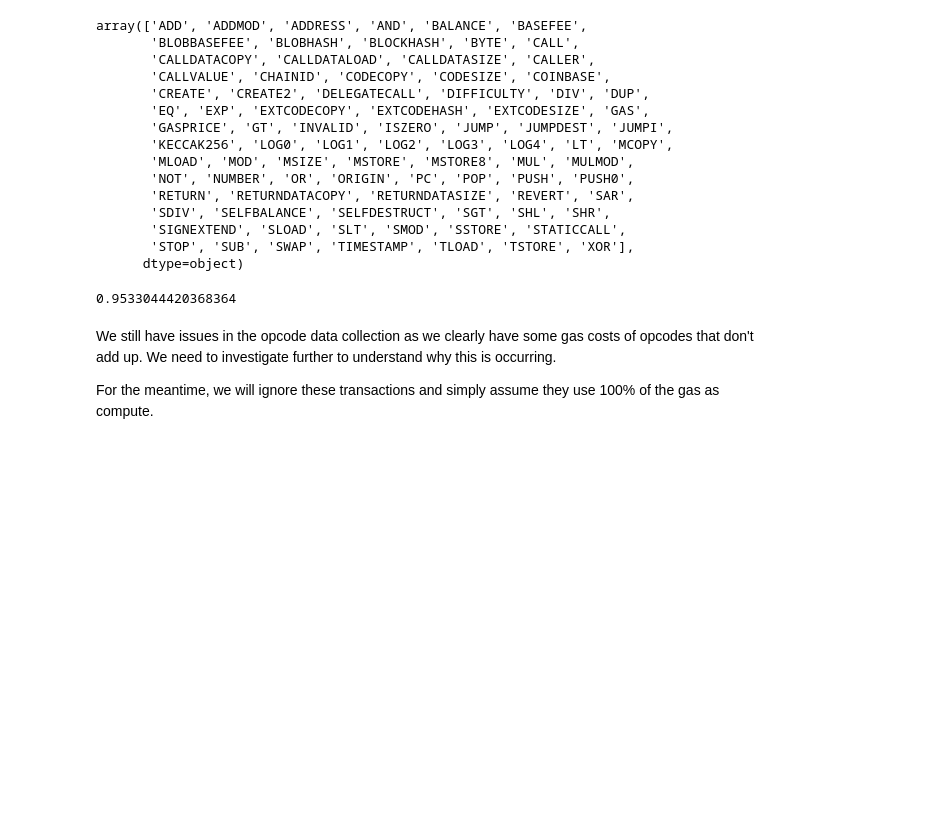
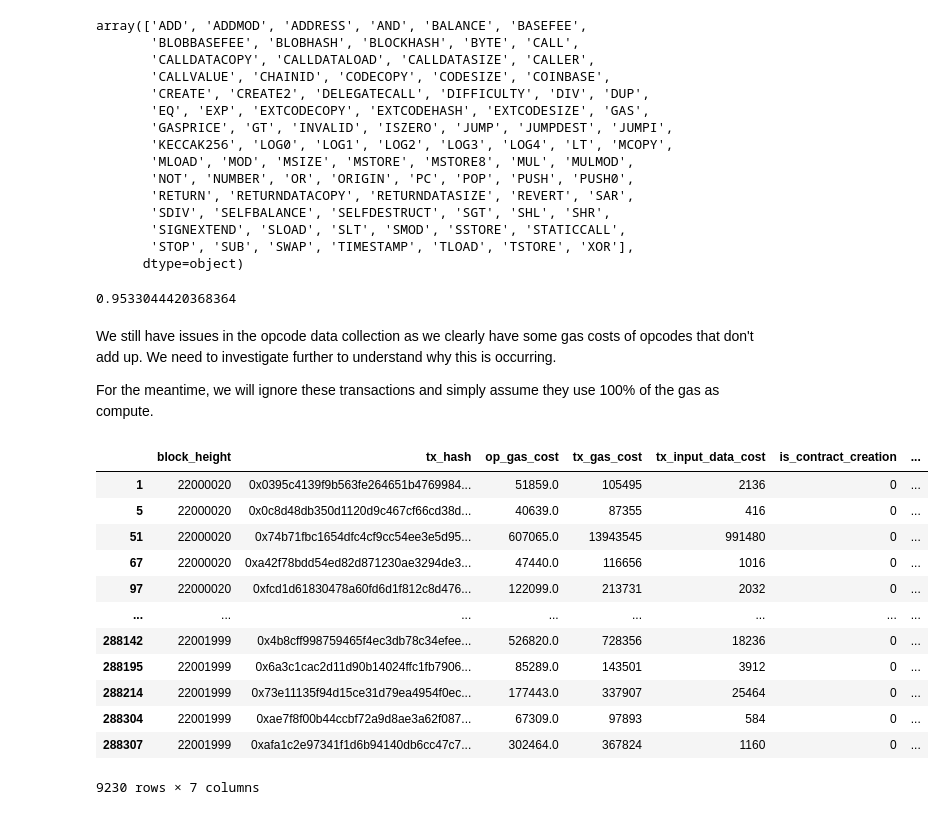
Before and after one commit to soispoke/evm-meter-analysis, a Jupyter notebook: notebooks/2.0-opcode-usage-analysis.ipynb, the cells around one changed output. Drawn from its saved outputs; the diff is of its cells as text; code cells hidden in the pictures; blank space fills up the shorter version.

```diff
--- a/notebooks/2.0-opcode-usage-analysis.ipynb
+++ b/notebooks/2.0-opcode-usage-analysis.ipynb
@@ -375,3 +358,19 @@ tx_with_issue_opcodes / len(negative_refund_tx_hashes)
 We still have issues in the opcode data collection as we clearly have some gas costs of opcodes that don't add up. We need to investigate further to understand why this is occurring.
 
 For the meantime, we will ignore these transactions and simply assume they use 100% of the gas as compute.
+# %%
+negative_refund_txs
+# %% [output]
+|  | block_height | tx_hash | op_gas_cost | tx_gas_cost | tx_input_data_cost | is_contract_creation | ... |
+| 1 | 22000020 | 0x0395c4139f9b563fe264651b4769984... | 51859.0 | 105495 | 2136 | 0 | ... |
+| 5 | 22000020 | 0x0c8d48db350d1120d9c467cf66cd38d... | 40639.0 | 87355 | 416 | 0 | ... |
+| 51 | 22000020 | 0x74b71fbc1654dfc4cf9cc54ee3e5d95... | 607065.0 | 13943545 | 991480 | 0 | ... |
+| 67 | 22000020 | 0xa42f78bdd54ed82d871230ae3294de3... | 47440.0 | 116656 | 1016 | 0 | ... |
+| 97 | 22000020 | 0xfcd1d61830478a60fd6d1f812c8d476... | 122099.0 | 213731 | 2032 | 0 | ... |
+| ... | ... | ... | ... | ... | ... | ... | ... |
+| 288142 | 22001999 | 0x4b8cff998759465f4ec3db78c34efee... | 526820.0 | 728356 | 18236 | 0 | ... |
+| 288195 | 22001999 | 0x6a3c1cac2d11d90b14024ffc1fb7906... | 85289.0 | 143501 | 3912 | 0 | ... |
+| 288214 | 22001999 | 0x73e11135f94d15ce31d79ea4954f0ec... | 177443.0 | 337907 | 25464 | 0 | ... |
+| 288304 | 22001999 | 0xae7f8f00b44ccbf72a9d8ae3a62f087... | 67309.0 | 97893 | 584 | 0 | ... |
+| 288307 | 22001999 | 0xafa1c2e97341f1d6b94140db6cc47c7... | 302464.0 | 367824 | 1160 | 0 | ... |
+9230 rows × 7 columns
```
Also changed, not shown: parts of 15 cells of this notebook.
